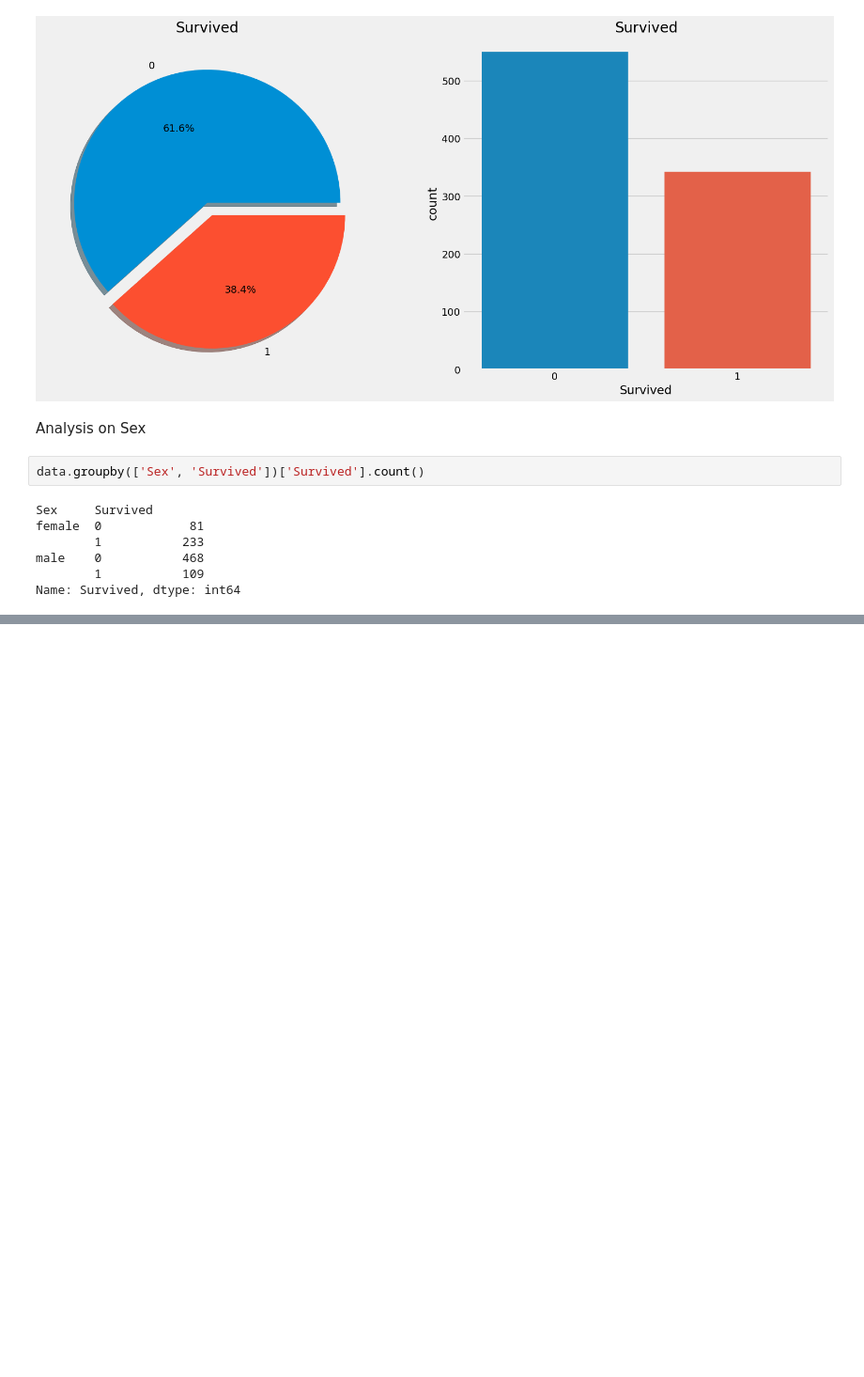
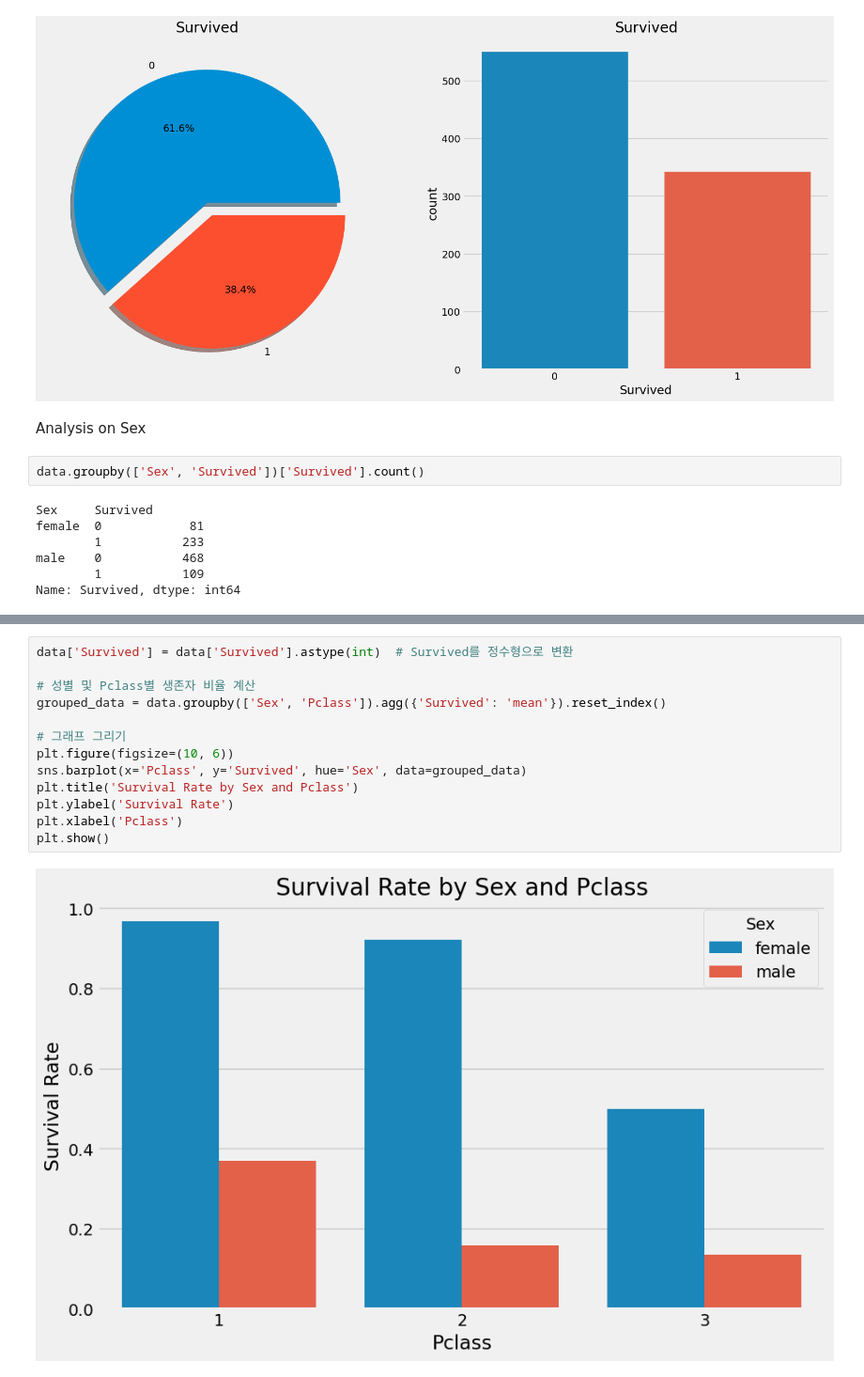
Before and after one commit to wmjin9312/titanic, a Jupyter notebook: titanic_youhan.ipynb, the cells around one changed output, grey strips where cells are left out. Shown at 94% size. Drawn from its saved outputs; the diff is of its cells as text; blank space fills up the shorter version.

```diff
--- a/titanic_youhan.ipynb
+++ b/titanic_youhan.ipynb
@@ -79,0 +112,15 @@ data[['Sex', 'Survived']].groupby(['Sex']).mean()
+# %%
+data['Survived'] = data['Survived'].astype(int)  # Survived를 정수형으로 변환
+
+# 성별 및 Pclass별 생존자 비율 계산
+grouped_data = data.groupby(['Sex', 'Pclass']).agg({'Survived': 'mean'}).reset_index()
+
+# 그래프 그리기
+plt.figure(figsize=(10, 6))
+sns.barplot(x='Pclass', y='Survived', hue='Sex', data=grouped_data)
+plt.title('Survival Rate by Sex and Pclass')
+plt.ylabel('Survival Rate')
+plt.xlabel('Pclass')
+plt.show()
+# %% [output]
+[figure, added]
```
Also changed, not shown: parts of 9 cells of this notebook.
